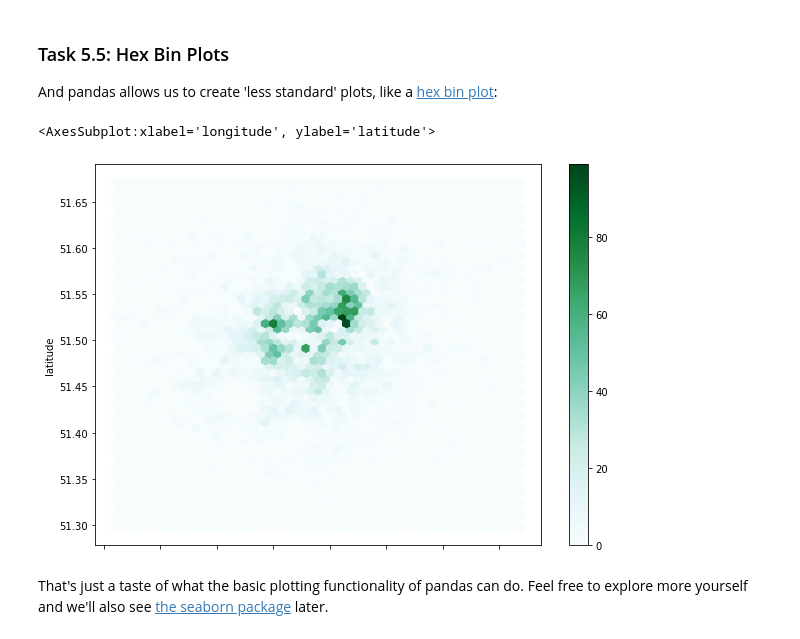
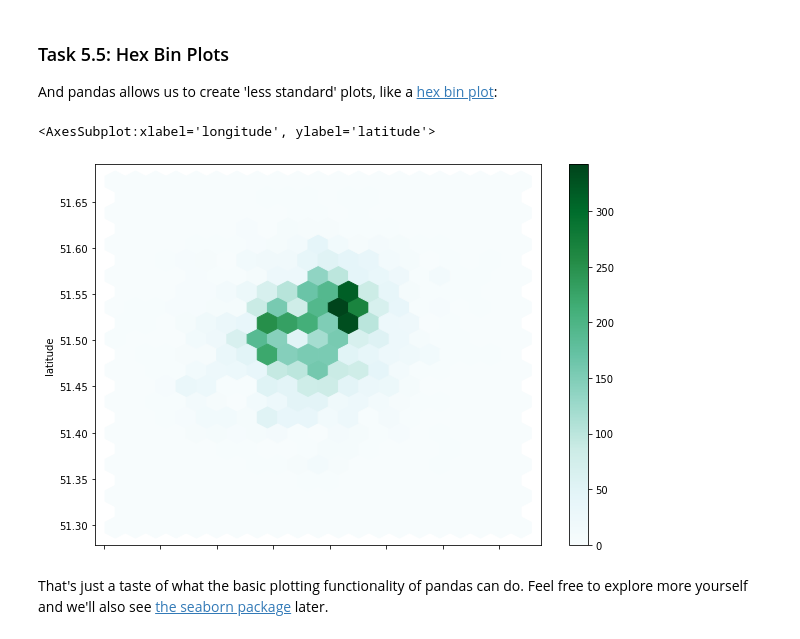
Before and after one commit to neneninja97/i2p, a Jupyter notebook: Practical-05-Numeric_Data.ipynb, the cells around one changed output. Drawn from its saved outputs; the diff is of its cells as text; code cells hidden in the pictures.

```diff
--- a/Practical-05-Numeric_Data.ipynb
+++ b/Practical-05-Numeric_Data.ipynb
@@ -503,0 +495,25 @@ Converting price
+# %%
+#What is regex?
+
+df = pd.read_csv(os.path.join(path,fn), low_memory=False, usecols=cols, nrows=10000)
+print(f"Data frame is {df.shape[0]:,} x {df.shape[1]}")
+df.drop(df[df.id.isna()].index.values, axis=0, inplace=True)
+to_drop = ['bathrooms', 'license', 'host_response_rate', 'host_acceptance_rate', 'host_about']
+df.drop(columns= to_drop, inplace=True)
+df.shape
+df.drop(probs[probs > 7].index, inplace=True)
+print(f"Have reduced data frame to: {df.shape[0]} rows and {df.shape[1]} columns")
+map = {'t':True, 'f': False}
+for b in bools:
+    print(f"Converting {b}")
+    df[b] = df[b].replace('t', True).replace('f', False).astype('bool')
+for d in dates:
+    print("Converting " + d)
+    df[d] = pd.to_datetime(df[d], infer_datetime_format=True)
+for c in cats:
+    print(f"Converting {c}")
+    df[c] = df[c].astype('category')
+#df.shape - should return 8188 x 37
+for m in money:
+    print(f"Converting {m}")
+    df[m] = df[m].str.replace('$', '').str.replace(',', '').astype('float')
@@ -734,6 +758,3 @@ min     -7.504521e-01
 75%      1.792817e-01
 max      2.776139e+01
 Name: z, dtype: float64
-# %%
-df['iqs'] = (??)/(??)
-df.iqs.describe()
@@ -749,0 +761,3 @@ Name: iqs, dtype: float64
+# %%
+df['iqs'] = (df.price - df.price.quantile(0.25))/(df.price.quantile(0.75)-df.price.quantile(0.25))
+df.iqs.describe()
@@ -870,10 +894,10 @@ df[df.price > df.price.quantile(0.90)].plot.scatter(x='longitude', y='latitude',
 
 And pandas allows us to create 'less standard' plots, like a [hex bin plot](http://pandas.pydata.org/pandas-docs/stable/generated/pandas.DataFrame.plot.hexbin.html#pandas.DataFrame.plot.hexbin):
 # %%
-df.plot.hexbin(x='longitude', y='latitude', gridsize=??, figsize=(10,7))  #hex bin plot
+df.plot.hexbin(x='longitude', y='latitude', gridsize=20, figsize=(10,7))  #hex bin plot
 # %% [output]
 <AxesSubplot:xlabel='longitude', ylabel='latitude'>
-[figure, old version]
+[figure, new version]
 # %% [markdown]
 That's just a taste of what the basic plotting functionality of pandas can do. Feel free to explore more yourself and we'll also see [the seaborn package](http://seaborn.pydata.org/index.html) later.
 # %% [markdown]
```
Also changed, not shown: parts of 18 cells of this notebook.
